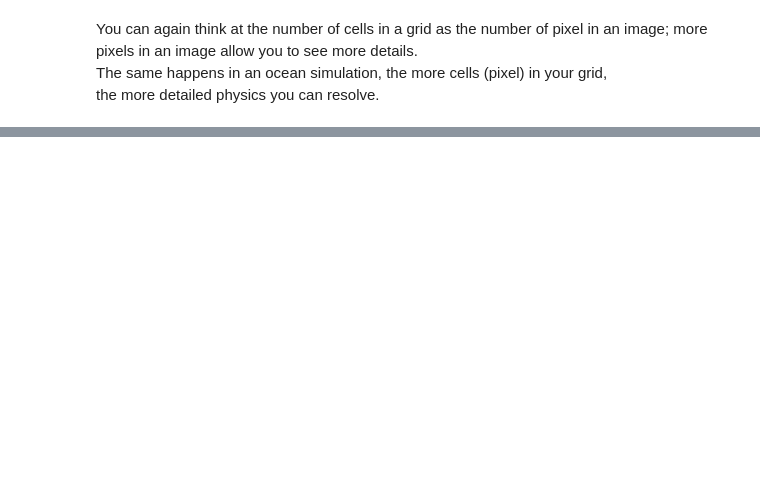
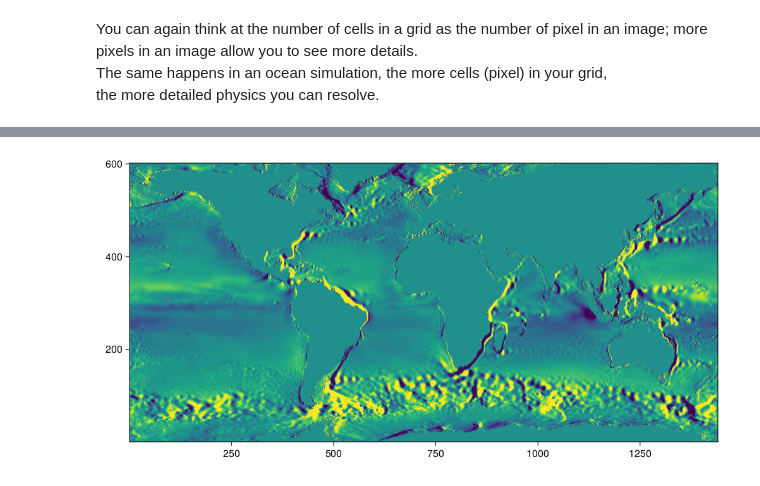
Before and after one commit to coessing/coessing2022-hub, a Jupyter notebook: julia-ocean-model/01_build_a_discrete_ocean.ipynb, the cells around one changed output, grey strips where cells are left out. Drawn from its saved outputs; the diff is of its cells as text; code cells hidden in the pictures; blank space fills up the shorter version.

```diff
--- a/julia-ocean-model/01_build_a_discrete_ocean.ipynb
+++ b/julia-ocean-model/01_build_a_discrete_ocean.ipynb
@@ -186,0 +247,10 @@ the bathymetry data is (1440 x 600) so the maximum resolution allowable is `Nx =
+# %%
+# Mean meridional velocity
+v = Vm[:, :, 1]
+
+fig = Figure(resolution = (1000, 500))
+ax  = Axis(fig[1, 1])
+heatmap!(ax, v, colorrange = (-0.1, 0.1))
+current_figure()
+# %% [output]
+[figure, added]
```
Also changed, not shown: parts of 26 cells of this notebook, 2 other files.
